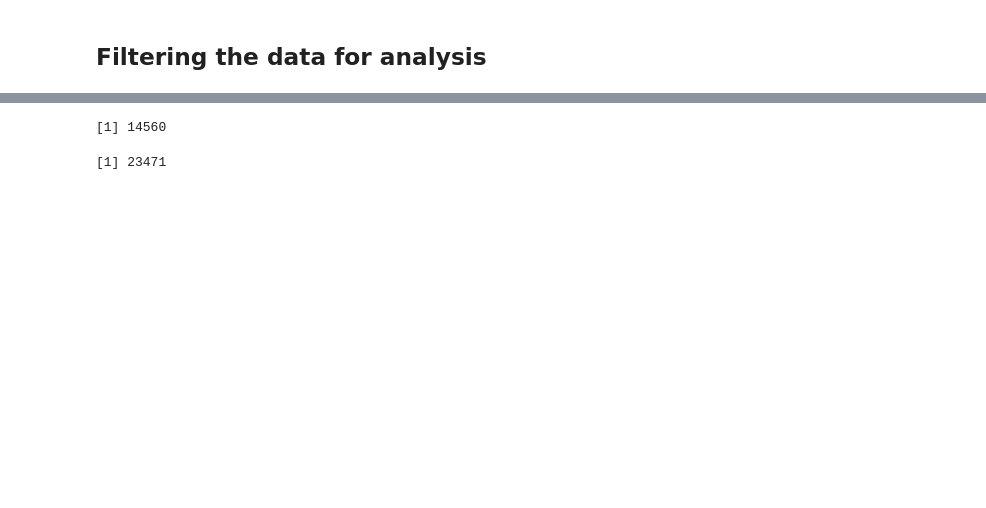
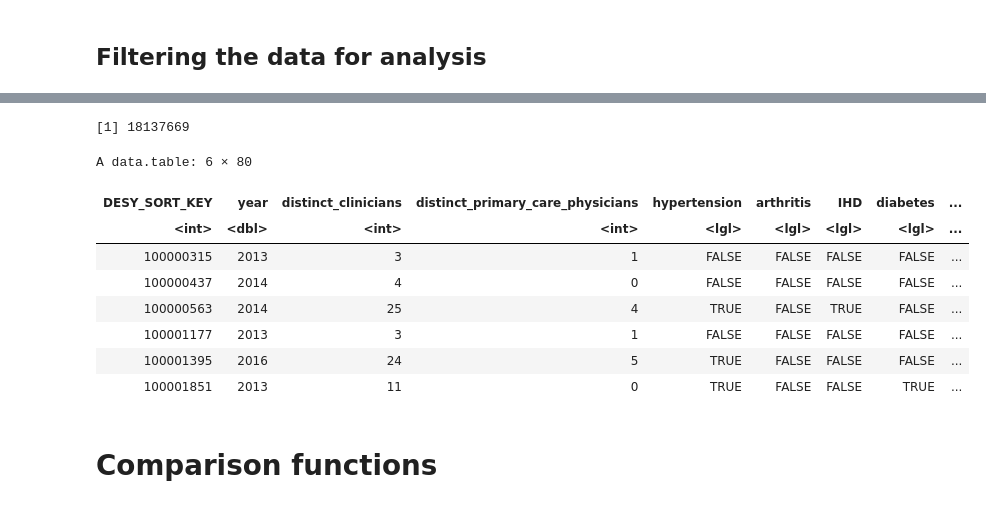
Before and after one commit to F4rbod/CaseMix, a Jupyter notebook: Calculations.ipynb, the cells around one changed output, grey strips where cells are left out. Drawn from its saved outputs; the diff is of its cells as text; code cells hidden in the pictures; blank space fills up the shorter version.

Commit message:
added everything before the comparison functions including filters

```diff
--- a/Calculations.ipynb
+++ b/Calculations.ipynb
@@ -57,6 +57,14 @@ diabetes_icd_10_codes=c("E08","E09","E10","E11","E13")
 #https://www.icd10data.com/ICD10CM/Codes/M00-M99/M05-M14
 arthritis_icd_9_codes=c("714")
 arthritis_icd_10_codes=c("M05","M06","M07","M08","M09","M10","M11","M12","M13","M14")
+
+
+race_codes=data.frame(race_code = seq(0,6),
+                      race = c("Unknown", "White", "Black", "Other", "Asian", "Hispanic", "North American Native")
+                      )
+
+sex_codes=data.frame(sex_code = seq(0,2),
+                    sex = c("Unknown","Male","Female"))
 # %% [markdown]
 # Patient level calculations
 # %% [markdown]
@@ -235,7 +367,7 @@ add_patient_characteristics = function(mbsf_data,summary_data){
 
   data %>%
   mutate(
-    year_of_death=substr(DATE_OF_DEATH,0,4)
+    year_of_death=substr(date_died,0,4)
   )%>%
   as.data.table()
 }
@@ -589,7 +690,7 @@ add_personal_details=function(data){
   require(lubridate)
 
   result=data %>%
-  left_join(.,census_and_state_codes[,-1],by=c("STATE_CODE"="state_code"))%>%
+  #left_join(.,census_and_state_codes[,-1],by=c("STATE_CODE"="state_code"))%>%
   left_join(.,race_codes,by=c("RACE_CODE"="race_code"))%>%
   left_join(.,sex_codes,by=c("SEX_CODE"="sex_code"))%>%
   mutate(
@@ -655,25 +776,20 @@ A data.table: 10 × 5
 # %%
 data_for_modelling_filter=function(data){
+
   library(tidyverse)
   library(dtplyr)
 
   data%>%
-  filter(state_code_at_diagnosis %!in% non_us_state_codes &
-         age_at_diagnosis>=65&
-         ((died_in_one_year_after_diagnosis==T & HMO_INDICATOR_sum>=floor(date_difference_diagnosis_death/30)-1) |
-          (died_in_one_year_after_diagnosis==F & HMO_INDICATOR_sum==12))&
-         ((died_in_one_year_after_diagnosis==T & ENTITLEMENT_BUY_IN_IND_sum>=floor(date_difference_diagnosis_death/30)-1) |
-          (died_in_one_year_after_diagnosis==F & ENTITLEMENT_BUY_IN_IND_sum==12))&
-         year_first_diagnosed!=2013&
-         !is.na(most_common_cardiologist_PRF_PHYSN_NPI)&
-         (is.na(catheterization_date)|
-          catheterization_date<MI_date|
-          is.na(MI_date)
-          )&
-          (is.na(angioplasty_date)|
-          angioplasty_date<MI_date|
-          is.na(MI_date)
-         )
+  filter(STATE_CODE %!in% non_us_state_codes &
+
+         AGE>=65&
+
+         ((!is.na(months_alive) & HMO_INDICATOR_sum>=months_alive) |
+          (is.na(months_alive) & HMO_INDICATOR_sum==12))&
+
+          ((!is.na(months_alive) & ENTITLEMENT_BUY_IN_IND_sum>=months_alive) |
+          (is.na(months_alive) & ENTITLEMENT_BUY_IN_IND_sum==12))
+
         )%>%
   as.data.table()
 }
@@ -683,8 +798,4 @@ yearly_calculations=data_for_modelling_filter(yearly_calculations)
 # %%
-length(unique(yearly_calculations$DESY_SORT_KEY))
+length(yearly_calculations$DESY_SORT_KEY)
 # %% [output]
-[1] 14560
+[1] 18137669
-# %%
-length(unique(yearly_calculations_unstable_angina$DESY_SORT_KEY))
-# %% [output]
-[1] 23471
@@ -695,0 +802,14 @@ yearly_calculations_unstable_angina[is.na(angioplasty_during_year_after_cath),an
+# %%
+head(yearly_calculations[ENTITLEMENT_BUY_IN_IND_sum<12])
+# %% [output]
+A data.table: 6 × 80
+| DESY_SORT_KEY | year | distinct_clinicians | distinct_primary_care_physicians | hypertension | arthritis | IHD | diabetes | ... |
+| <int> | <dbl> | <int> | <int> | <lgl> | <lgl> | <lgl> | <lgl> | ... |
+| 100000315 | 2013 | 3 | 1 | FALSE | FALSE | FALSE | FALSE | ... |
+| 100000437 | 2014 | 4 | 0 | FALSE | FALSE | FALSE | FALSE | ... |
+| 100000563 | 2014 | 25 | 4 | TRUE | FALSE | TRUE | FALSE | ... |
+| 100001177 | 2013 | 3 | 1 | FALSE | FALSE | FALSE | FALSE | ... |
+| 100001395 | 2016 | 24 | 5 | TRUE | FALSE | FALSE | FALSE | ... |
+| 100001851 | 2013 | 11 | 0 | TRUE | FALSE | FALSE | TRUE | ... |
+# %% [markdown]
+# Comparison functions
```
Also changed, not shown: parts of 27 cells of this notebook, 2 other files.
